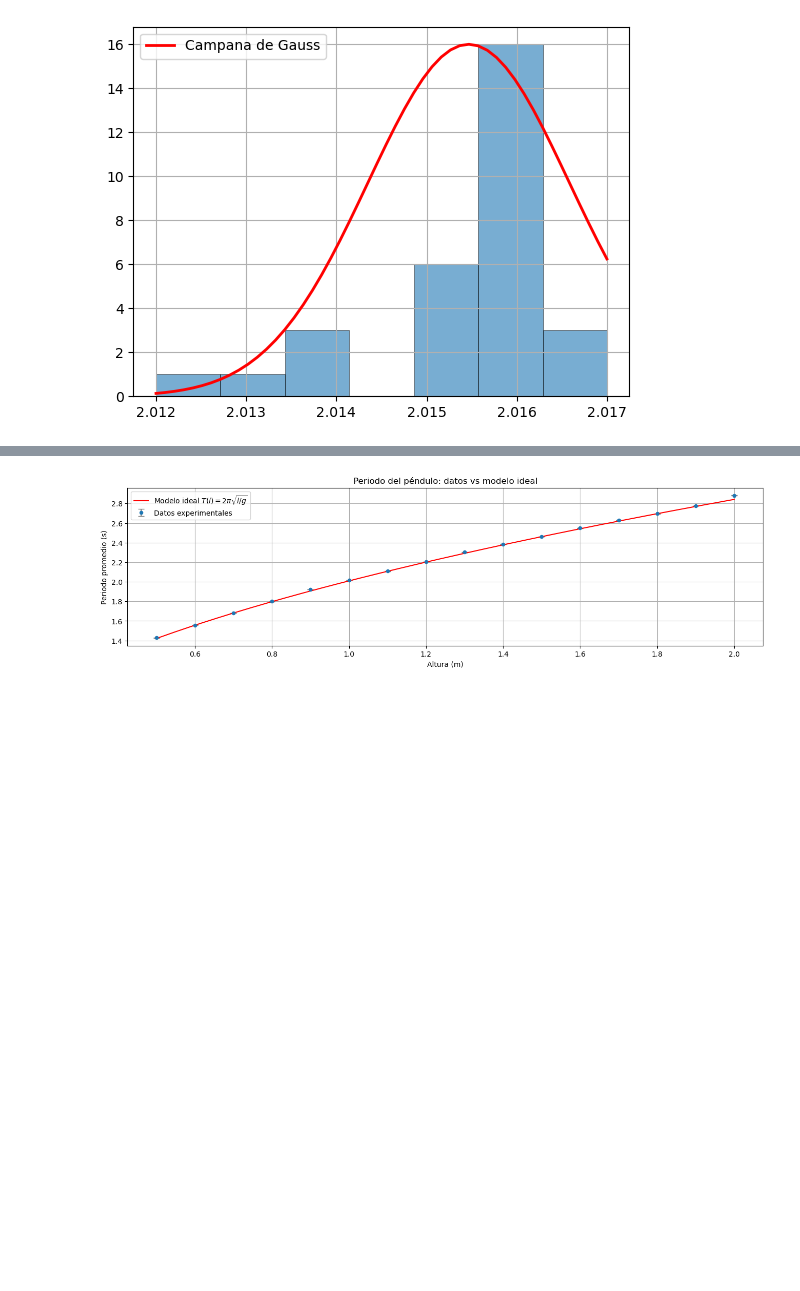
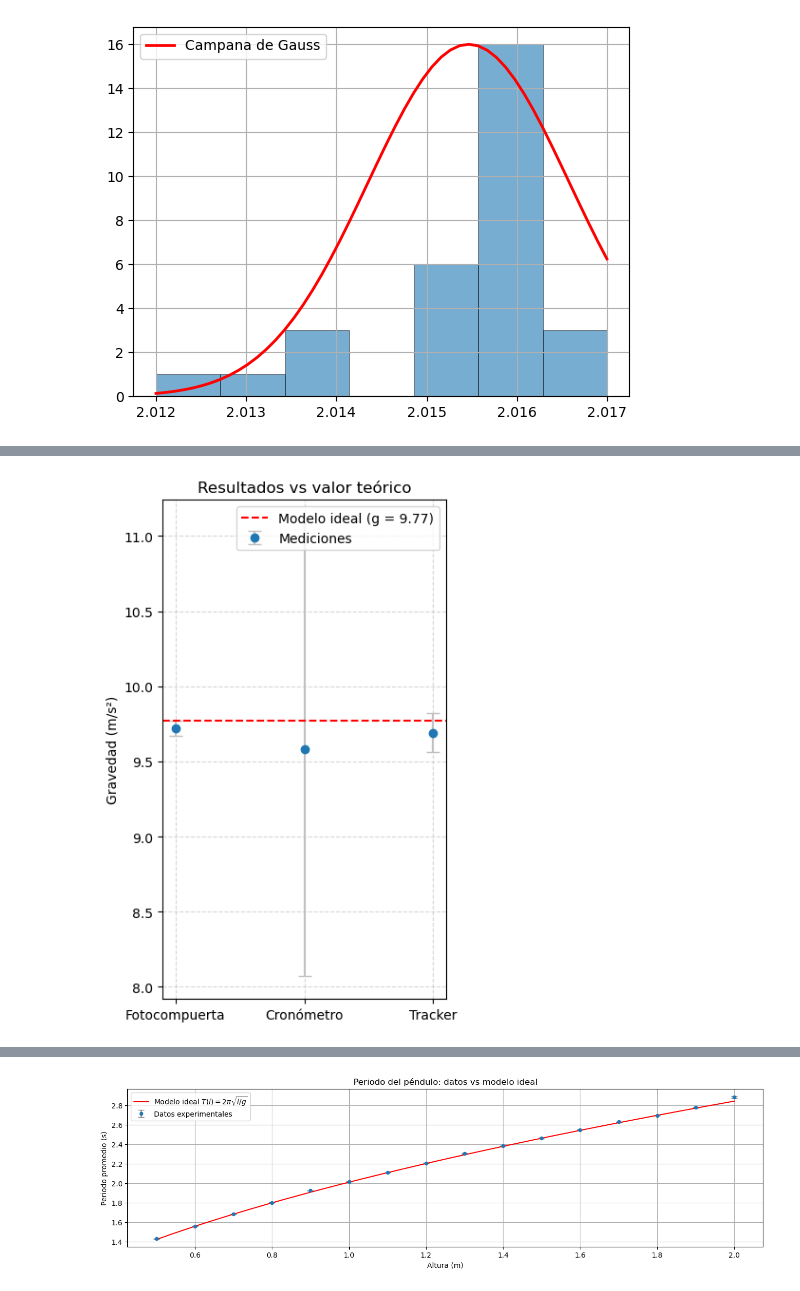
Before and after one commit to Pelka/physics_projects, a Jupyter notebook: practica_3/lab_3.ipynb, the cells around one changed output, grey strips where cells are left out. Saved outputs shown, nothing was run; the diff lists cells and outputs as text; code cells hidden in the pictures; blank space fills up the shorter version.

```diff
--- a/practica_3/lab_3.ipynb
+++ b/practica_3/lab_3.ipynb
@@ -284,3 +284,41 @@ df
+# %%
+# Crear DataFrame con tus datos
+df_g = pd.DataFrame({
+    "gravedad": [9.72, 9.58, 9.69],
+    "incertidumbre_gravedad": [0.05, 1.51, 0.13],
+    "error_gravedad (%)": [0.54, 15.77, 1.38]
+}, index=["Fotocompuerta", "Cronómetro", "Tracker"])
+
+# Valor teórico de g en CU
+g_teorico = 9.770
+
+# Crear la gráfica
+plt.figure(figsize=(4, 6))
+
+# Dibujar los puntos con barras de error
+plt.errorbar(
+    df_g.index,
+    df_g["gravedad"],
+    yerr=df_g["incertidumbre_gravedad"],
+    fmt='o',
+    markersize=6,
+    capsize=5,
+    ecolor='silver',
+    label="Mediciones"
+)
+
+# Línea horizontal del valor teórico
+plt.axhline(g_teorico, color='red', linestyle='--', label=f"Modelo ideal (g = {g_teorico})")
+
+# Etiquetas y estilo
+plt.ylabel("Gravedad (m/s²)")
+plt.title("Resultados vs valor teórico")
+plt.grid(True, linestyle='--', alpha=0.5)
+plt.legend()
+plt.tight_layout()
+plt.show()
+# %% [output]
+[figure, added]
 # %%
 # Instrumental uncertainty (photogate, 5 measurements)
 ins_unc = 0.0001 / sqrt(5)
```
Also changed, not shown: parts of 3 cells of this notebook, 7 other files.
